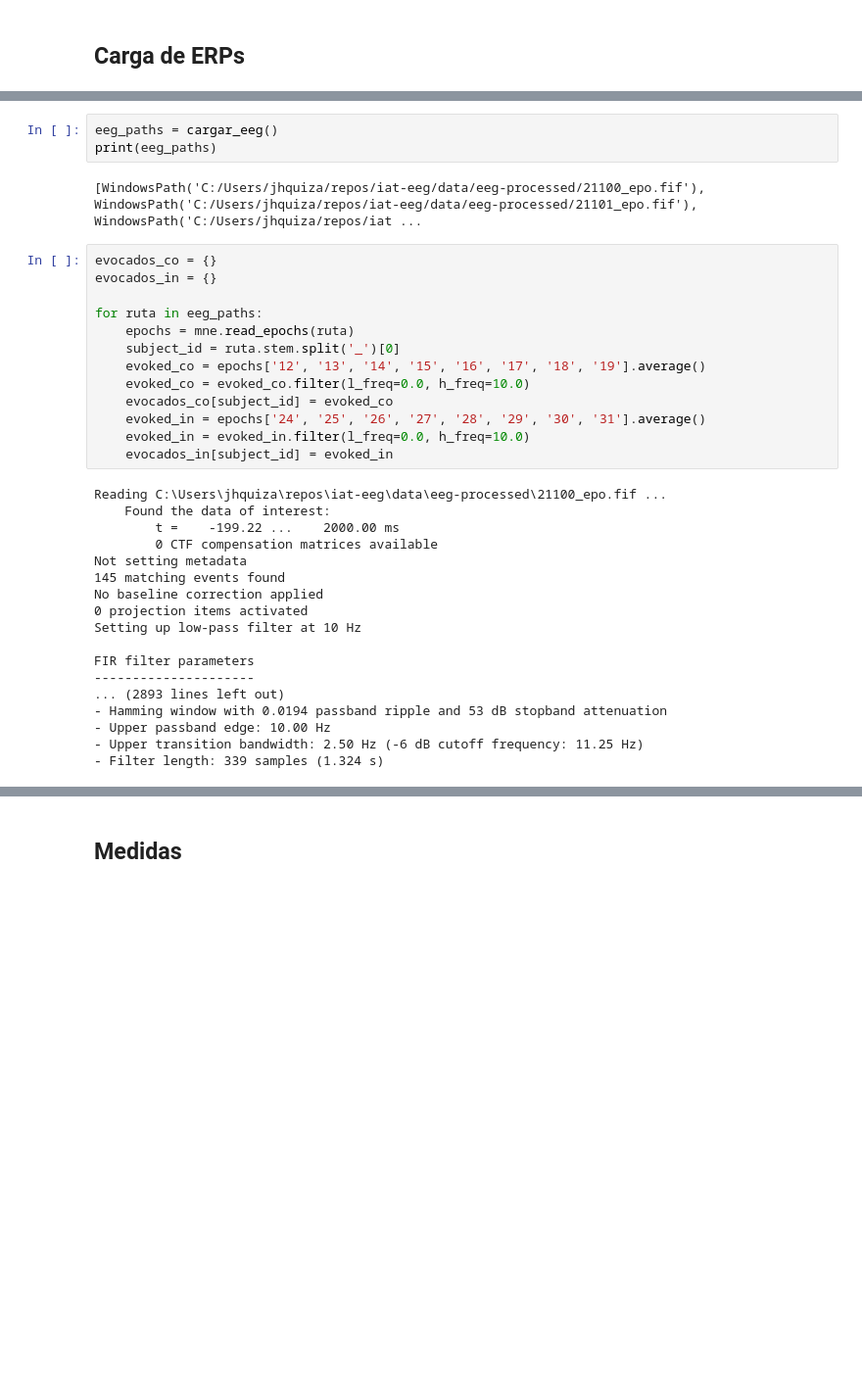
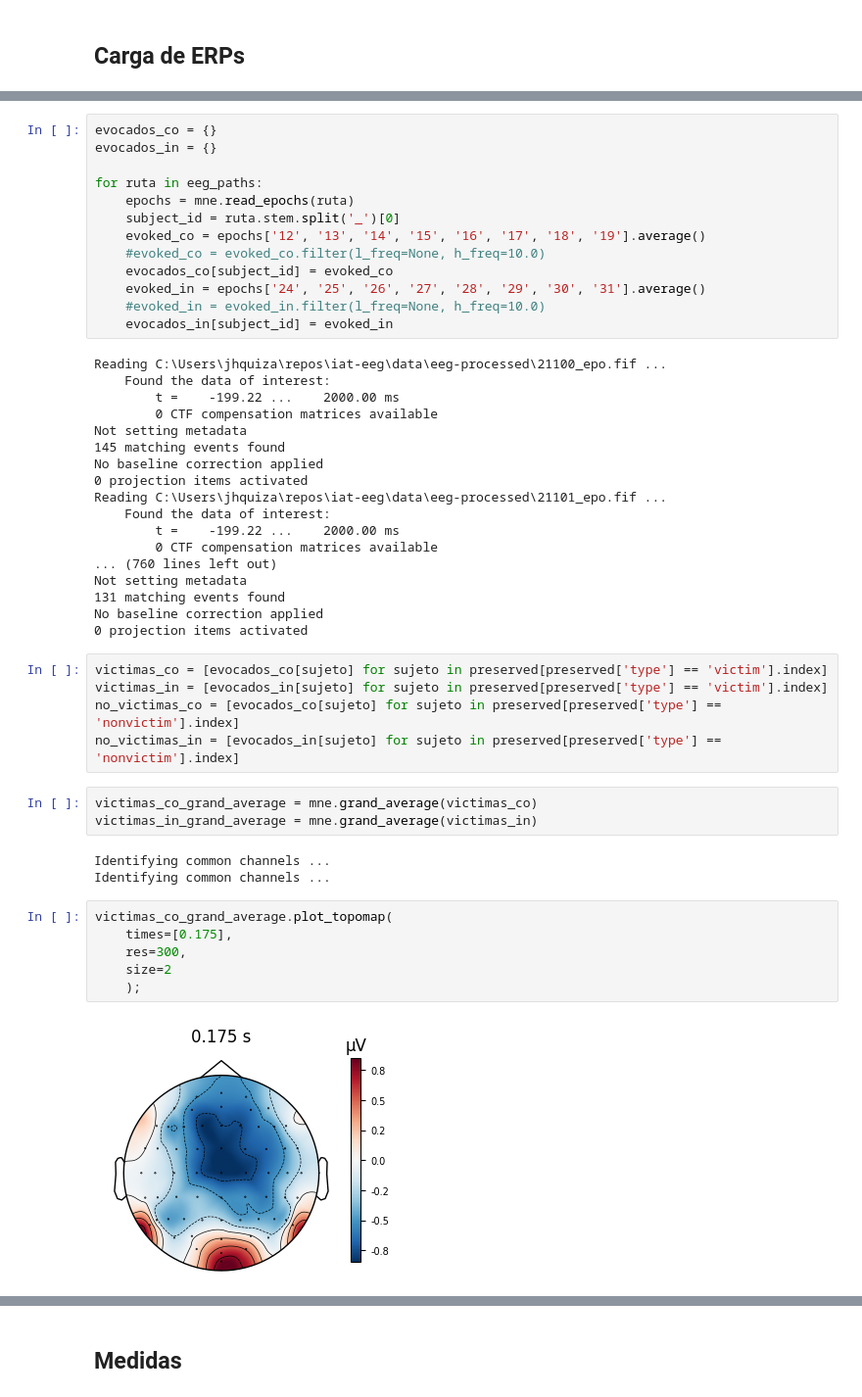
Before and after one commit to jhquiza/iat-eeg, a Jupyter notebook: erp/medidas-erp.ipynb, the cells around one changed output, grey strips where cells are left out. Shown at 98% size. Cells and saved outputs as stored; diff of their text form; blank space fills up the shorter version.

```diff
--- a/erp/medidas-erp.ipynb
+++ b/erp/medidas-erp.ipynb
@@ -198,8 +147,3 @@ def cargar_eeg(ruta=EEG_DIR):
-# %%
-eeg_paths = cargar_eeg()
-print(eeg_paths)
-# %% [output]
-[WindowsPath('C:/Users/jhquiza/repos/iat-eeg/data/eeg-processed/21100_epo.fif'), WindowsPath('C:/Users/jhquiza/repos/iat-eeg/data/eeg-processed/21101_epo.fif'), WindowsPath('C:/Users/jhquiza/repos/iat ...
 # %%
 evocados_co = {}
 evocados_in = {}
@@ -208,10 +152,10 @@ for ruta in eeg_paths:
     epochs = mne.read_epochs(ruta)
     subject_id = ruta.stem.split('_')[0]
     evoked_co = epochs['12', '13', '14', '15', '16', '17', '18', '19'].average()
-    evoked_co = evoked_co.filter(l_freq=0.0, h_freq=10.0)
+    #evoked_co = evoked_co.filter(l_freq=None, h_freq=10.0)
     evocados_co[subject_id] = evoked_co
     evoked_in = epochs['24', '25', '26', '27', '28', '29', '30', '31'].average()
-    evoked_in = evoked_in.filter(l_freq=0.0, h_freq=10.0)
+    #evoked_in = evoked_in.filter(l_freq=None, h_freq=10.0)
     evocados_in[subject_id] = evoked_in
 # %% [output]
 Reading C:\Users\jhquiza\repos\iat-eeg\data\eeg-processed\21100_epo.fif ...
@@ -222,12 +166,31 @@ Not setting metadata
 145 matching events found
 No baseline correction applied
 0 projection items activated
-Setting up low-pass filter at 10 Hz
-
-FIR filter parameters
----------------------
-... (2893 lines left out)
-- Hamming window with 0.0194 passband ripple and 53 dB stopband attenuation
-- Upper passband edge: 10.00 Hz
-- Upper transition bandwidth: 2.50 Hz (-6 dB cutoff frequency: 11.25 Hz)
-- Filter length: 339 samples (1.324 s)
+Reading C:\Users\jhquiza\repos\iat-eeg\data\eeg-processed\21101_epo.fif ...
+    Found the data of interest:
+        t =    -199.22 ...    2000.00 ms
+        0 CTF compensation matrices available
+... (760 lines left out)
+Not setting metadata
+131 matching events found
+No baseline correction applied
+0 projection items activated
+# %%
+victimas_co = [evocados_co[sujeto] for sujeto in preserved[preserved['type'] == 'victim'].index]
+victimas_in = [evocados_in[sujeto] for sujeto in preserved[preserved['type'] == 'victim'].index]
+no_victimas_co = [evocados_co[sujeto] for sujeto in preserved[preserved['type'] == 'nonvictim'].index]
+no_victimas_in = [evocados_in[sujeto] for sujeto in preserved[preserved['type'] == 'nonvictim'].index]
+# %%
+victimas_co_grand_average = mne.grand_average(victimas_co)
+victimas_in_grand_average = mne.grand_average(victimas_in)
+# %% [output]
+Identifying common channels ...
+Identifying common channels ...
+# %%
+victimas_co_grand_average.plot_topomap(
+    times=[0.175],
+    res=300,
+    size=2
+    );
+# %% [output]
+[figure, added]
```
Also changed, not shown: parts of 13 cells of this notebook.
